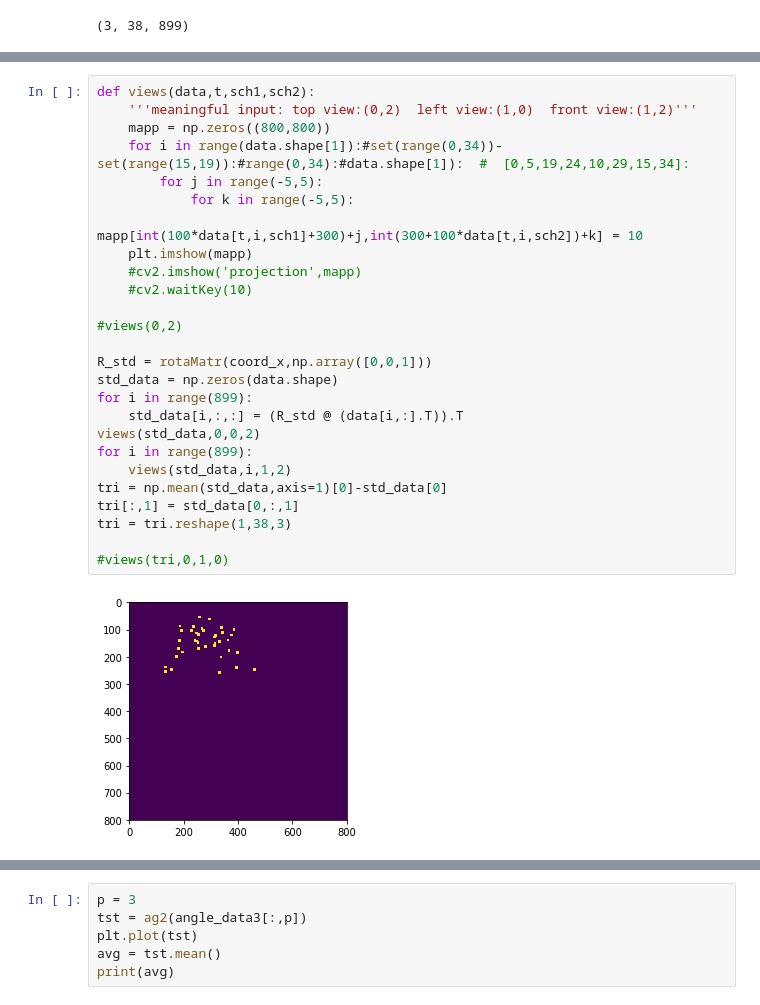
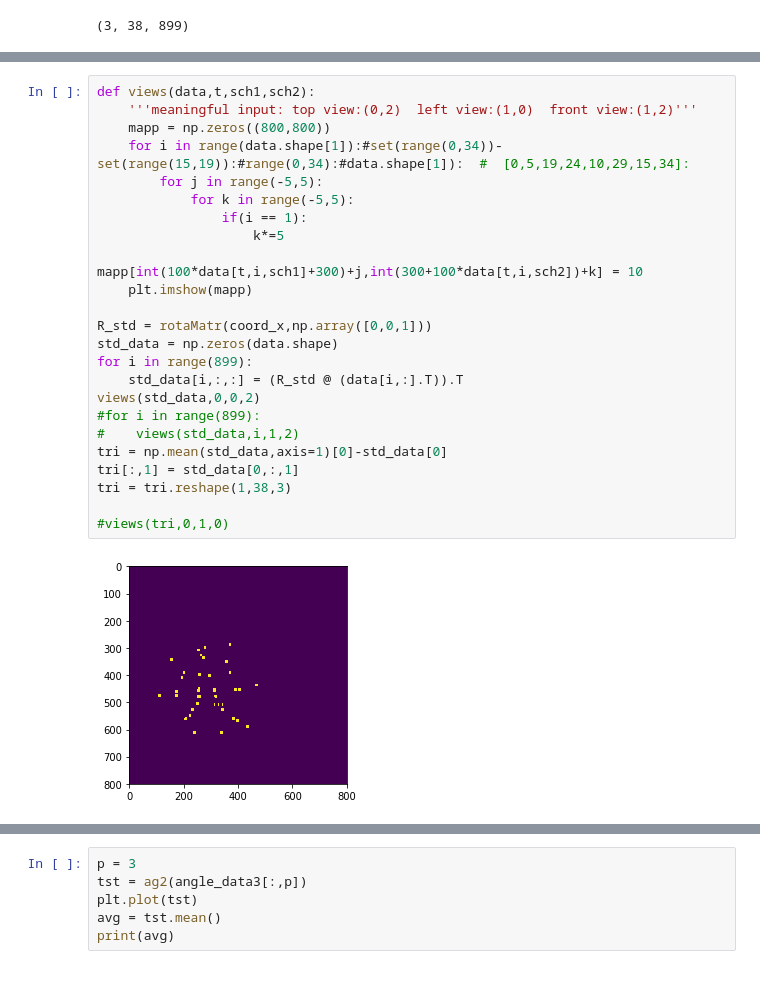
Before and after one commit to huajian1069/simulated_fly, a Jupyter notebook: taskB.ipynb, the cells around one changed output, grey strips where cells are left out. Saved outputs shown, nothing was run; the diff lists cells and outputs as text.

```diff
--- a/taskB.ipynb
+++ b/taskB.ipynb
@@ -133,28 +121,26 @@ left-coordinate z : [ 0.77528583  0.         -0.62771434]
 # %%
 def views(data,t,sch1,sch2):
     '''meaningful input: top view:(0,2)  left view:(1,0)  front view:(1,2)'''
     mapp = np.zeros((800,800))
     for i in range(data.shape[1]):#set(range(0,34))-set(range(15,19)):#range(0,34):#data.shape[1]):  #  [0,5,19,24,10,29,15,34]:
         for j in range(-5,5):
             for k in range(-5,5):
+                if(i == 1):
+                    k*=5
                 mapp[int(100*data[t,i,sch1]+300)+j,int(300+100*data[t,i,sch2])+k] = 10
     plt.imshow(mapp)
-    #cv2.imshow('projection',mapp)
-    #cv2.waitKey(10)
-
-#views(0,2)
 
 R_std = rotaMatr(coord_x,np.array([0,0,1]))
 std_data = np.zeros(data.shape)
 for i in range(899):
     std_data[i,:,:] = (R_std @ (data[i,:].T)).T
 views(std_data,0,0,2)
-for i in range(899):
-    views(std_data,i,1,2)
+#for i in range(899):
+#    views(std_data,i,1,2)
 tri = np.mean(std_data,axis=1)[0]-std_data[0]
 tri[:,1] = std_data[0,:,1]
 tri = tri.reshape(1,38,3)
 
 #views(tri,0,1,0)
 # %% [output]
-[figure, old version]
+[figure, new version]
```
Also changed, not shown: parts of 20 cells of this notebook, 25 other files.
